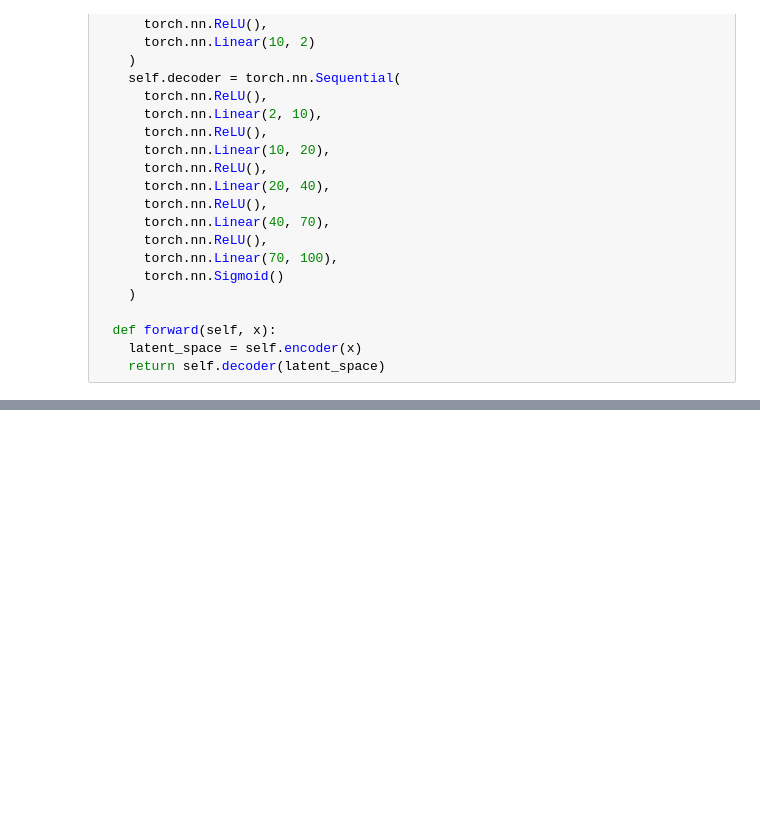
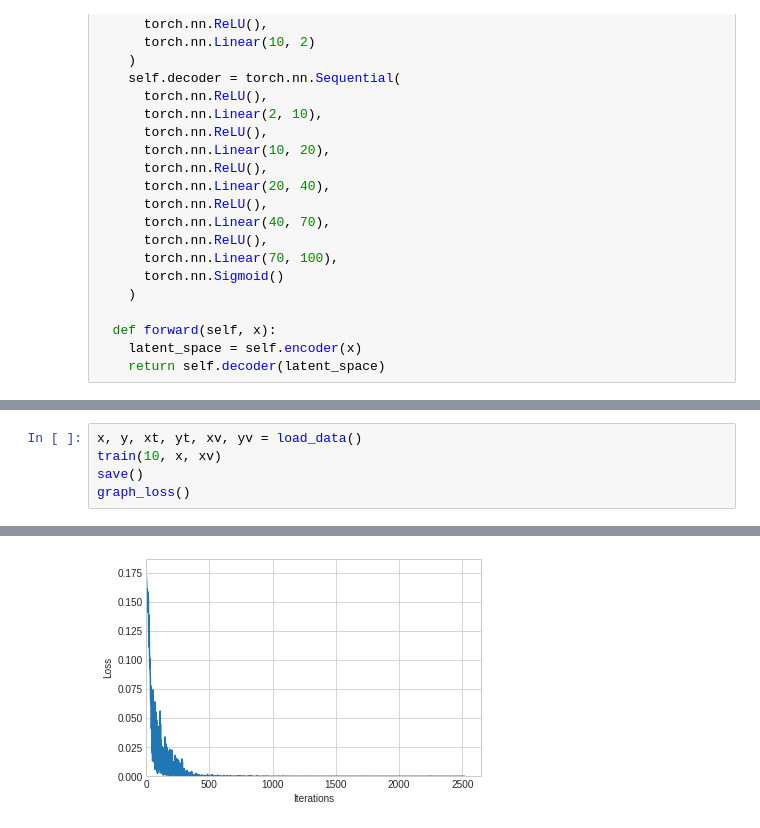
Before and after one commit to SophieD517/MTL, a Jupyter notebook: Exponential Decay/ExponentialDecay.ipynb, the cells around one changed output, grey strips where cells are left out. Cells and saved outputs as stored; diff of their text form; blank space fills up the shorter version.

```diff
--- a/Exponential Decay/ExponentialDecay.ipynb
+++ b/Exponential Decay/ExponentialDecay.ipynb
@@ -283,0 +377,6 @@ class AutoEncoder(torch.nn.Module):
+# %%
+x, y, xt, yt, xv, yv = load_data()
+train(10, x, xv)
+save()
+graph_loss()
+# %% [output]
@@ -283,0 +393 @@ class AutoEncoder(torch.nn.Module):
+[figure, added]
```
Also changed, not shown: parts of 22 cells of this notebook.
